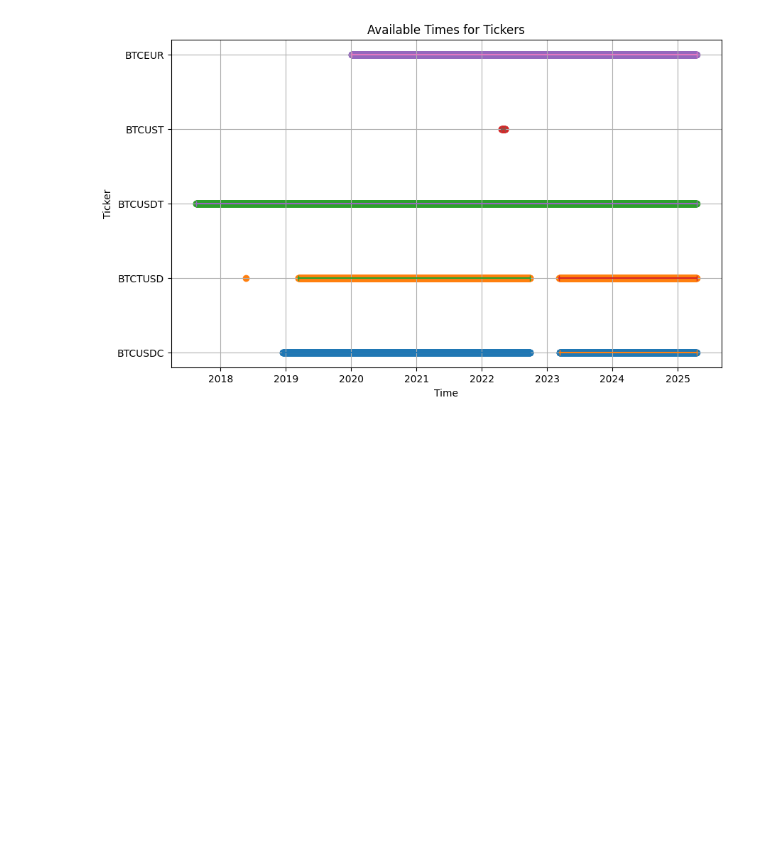
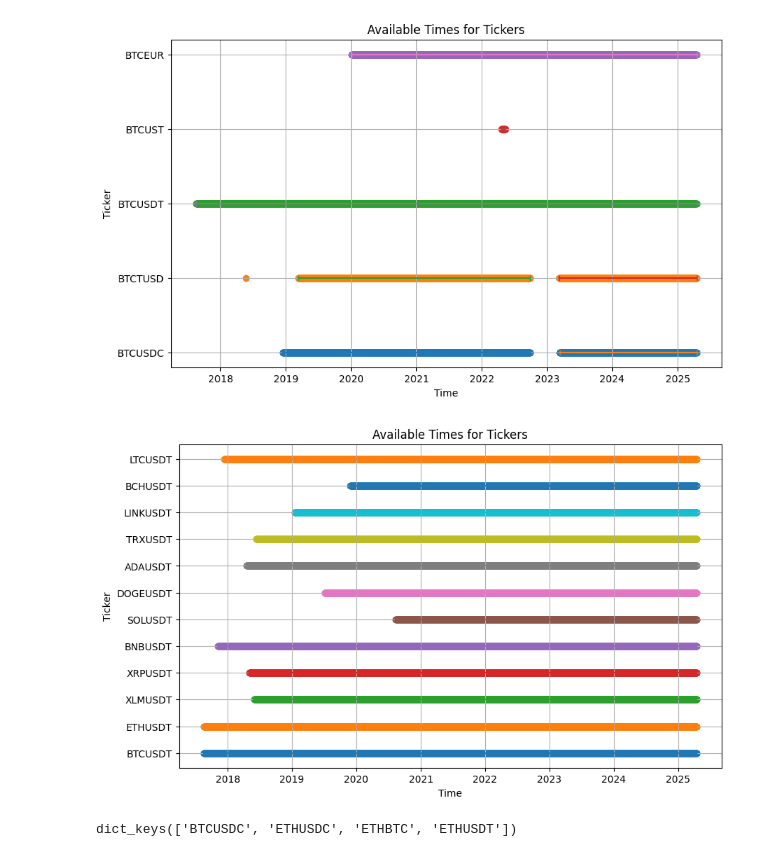
Before and after one commit to iancadev/crypto, a Jupyter notebook: ABB_Saturday1/data/test.ipynb, the cells around one changed output. Saved outputs shown, nothing was run; the diff lists cells and outputs as text; code cells hidden in the pictures; blank space fills up the shorter version.

```diff
--- a/ABB_Saturday1/data/test.ipynb
+++ b/ABB_Saturday1/data/test.ipynb
@@ -24,3 +25,24 @@ data.plot_available_times([
 ])
 # %% [output]
 [figure]
+# %%
+data.plot_available_times([
+    "BTCUSDT",
+    "ETHUSDT",
+    "XLMUSDT",
+    "XRPUSDT",
+    "BNBUSDT",
+    "SOLUSDT",
+    "DOGEUSDT",
+    "ADAUSDT",
+    "TRXUSDT",
+    "LINKUSDT",
+    "BCHUSDT",
+    "LTCUSDT",
+])
+# %% [output]
+[figure, added]
+# %%
+data.available_times.keys()
+# %% [output]
+dict_keys(['BTCUSDC', 'ETHUSDC', 'ETHBTC', 'ETHUSDT'])
```
Also changed, not shown: parts of 1 cell of this notebook, 1 other file.
